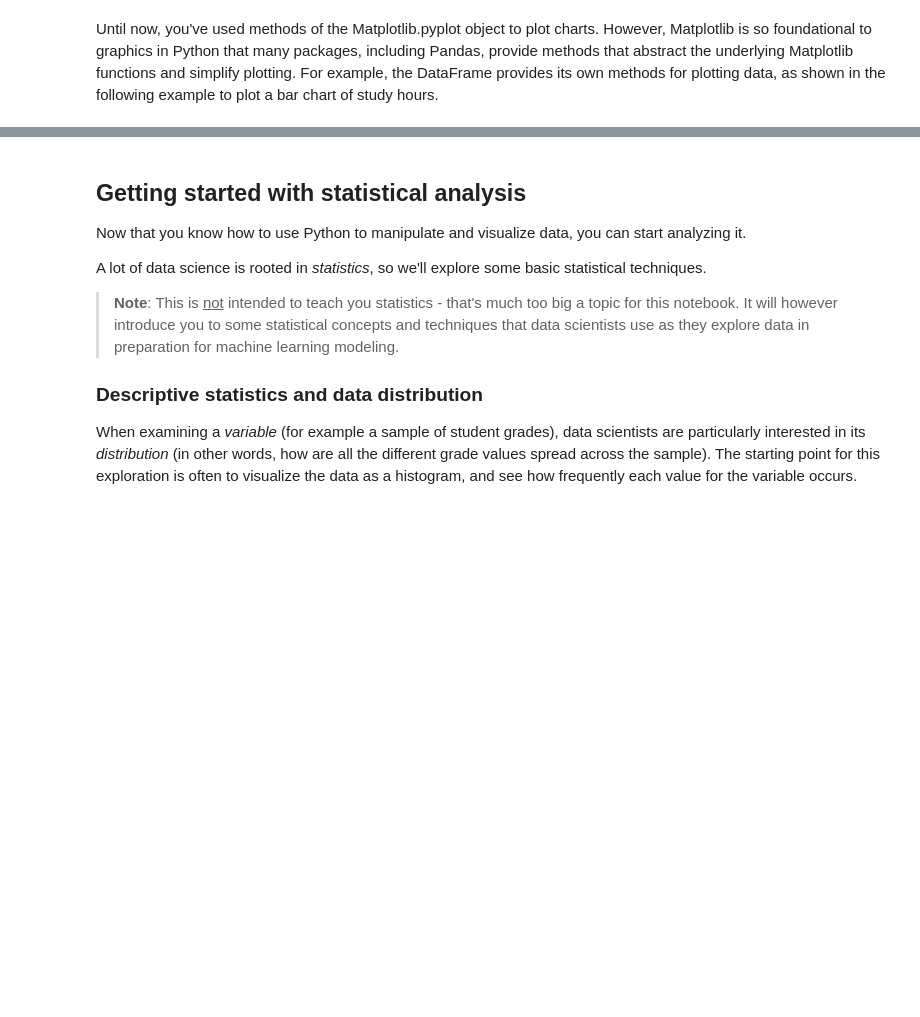
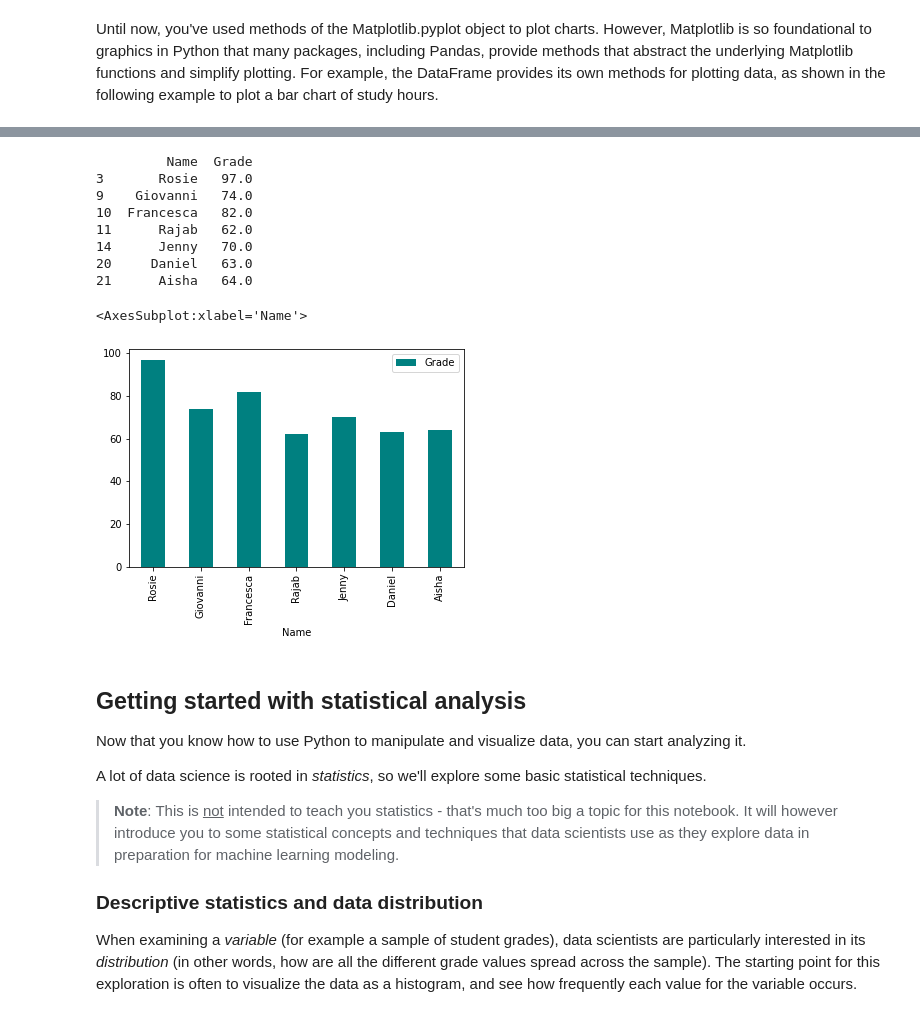
Before and after one commit to antongeorgescu/data-science, a Jupyter notebook: Azure Machine Learning/tutorials/02-visualize-data.ipynb, the cells around one changed output, grey strips where cells are left out. Saved outputs shown, nothing was run; the diff lists cells and outputs as text; code cells hidden in the pictures; blank space fills up the shorter version.

```diff
--- a/Azure Machine Learning/tutorials/02-visualize-data.ipynb
+++ b/Azure Machine Learning/tutorials/02-visualize-data.ipynb
@@ -159,3 +161,23 @@ df_students.plot.bar(x='Name', y='StudyHours', color='teal', figsize=(6,4))
+# %%
+# convert back Series to DataFrame
+
+df_studentds_from_series = pd.DataFrame(columns=['Name','Grade'])
+df_studentds_from_series[['Name','Grade']] = df_series.str.split(':',expand=True)
+df_studentds_from_series['Grade'] = pd.to_numeric(df_studentds_from_series['Grade'])
+print(df_studentds_from_series)
+
+df_studentds_from_series.plot.bar(x='Name', y='Grade', color='teal', figsize=(6,4))
+# %% [output]
+         Name  Grade
+3       Rosie   97.0
+9    Giovanni   74.0
+10  Francesca   82.0
+11      Rajab   62.0
+14      Jenny   70.0
+20     Daniel   63.0
+21      Aisha   64.0
+<AxesSubplot:xlabel='Name'>
+[figure, added]
 # %% [markdown]
 ## Getting started with statistical analysis
 
```
Also changed, not shown: parts of 5 cells of this notebook.
